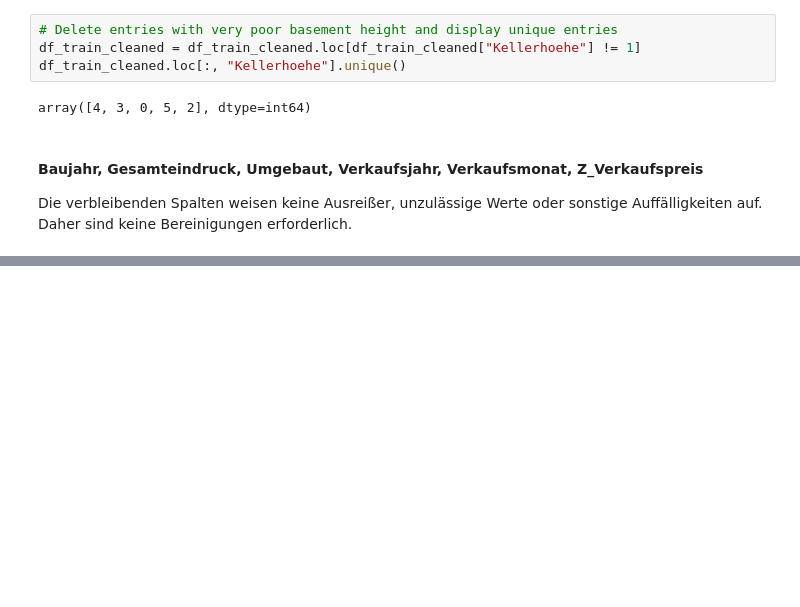
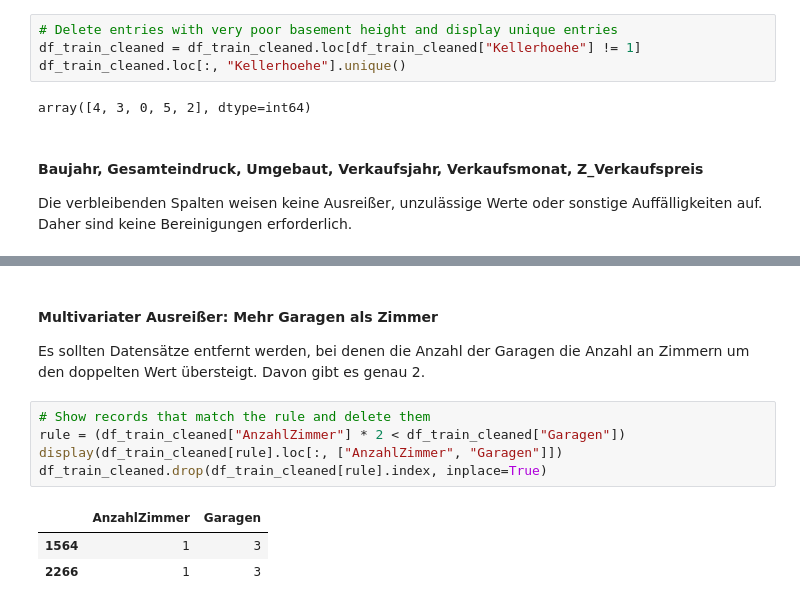
Before and after one commit to JoDi-2903/Real-Estate-Data-Science-Project, a Jupyter notebook: Project_DataScience_J.ipynb, the cells around one changed output, grey strips where cells are left out. Cells and saved outputs as stored; diff of their text form; blank space fills up the shorter version.

```diff
--- a/Project_DataScience_J.ipynb
+++ b/Project_DataScience_J.ipynb
@@ -444,0 +482,12 @@ Die verbleibenden Spalten weisen keine Ausreißer, unzulässige Werte oder sonst
+# %% [markdown]
+#### Multivariater Ausreißer: Mehr Garagen als Zimmer
+Es sollten Datensätze entfernt werden, bei denen die Anzahl der Garagen die Anzahl an Zimmern um den doppelten Wert übersteigt. Davon gibt es genau 2.
+# %%
+# Show records that match the rule and delete them
+rule = (df_train_cleaned["AnzahlZimmer"] * 2 < df_train_cleaned["Garagen"])
+display(df_train_cleaned[rule].loc[:, ["AnzahlZimmer", "Garagen"]])
+df_train_cleaned.drop(df_train_cleaned[rule].index, inplace=True)
+# %% [output]
+|  | AnzahlZimmer | Garagen |
+| 1564 | 1 | 3 |
+| 2266 | 1 | 3 |
```
Also changed, not shown: parts of 10 cells of this notebook.
